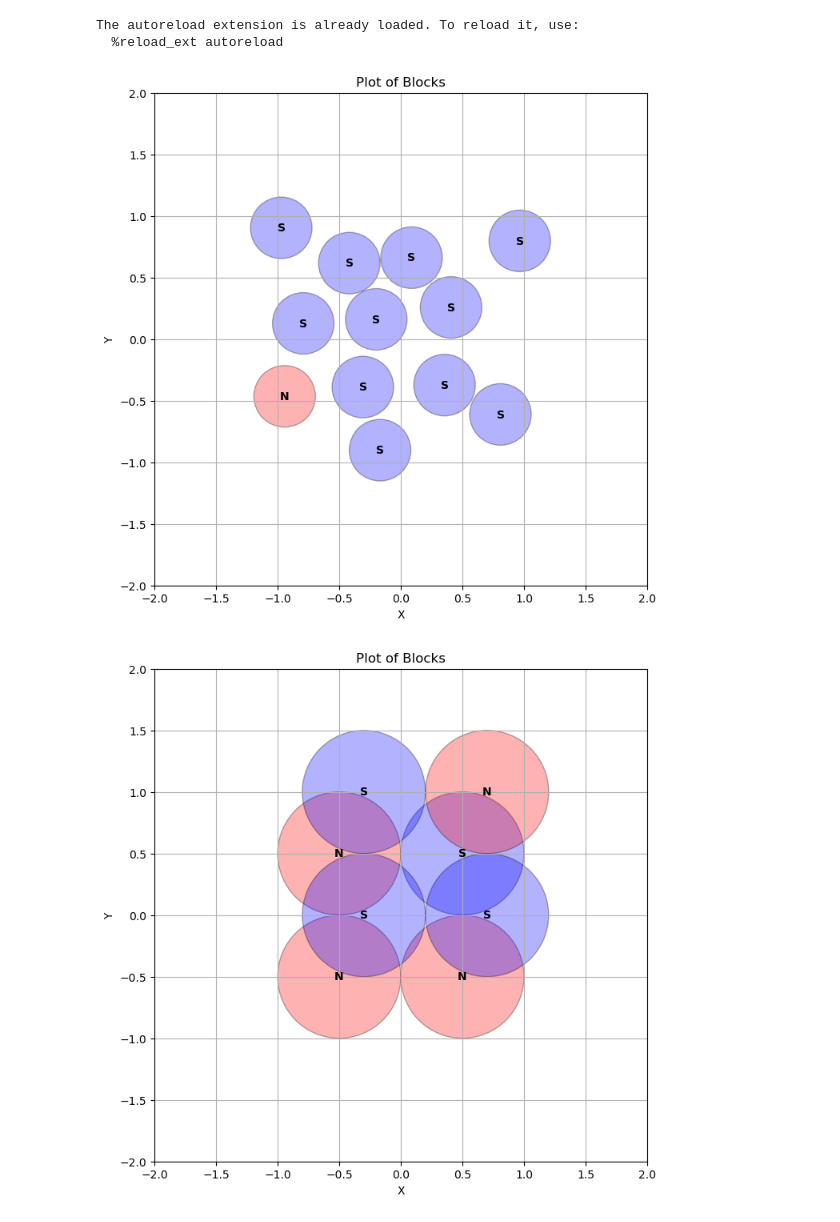
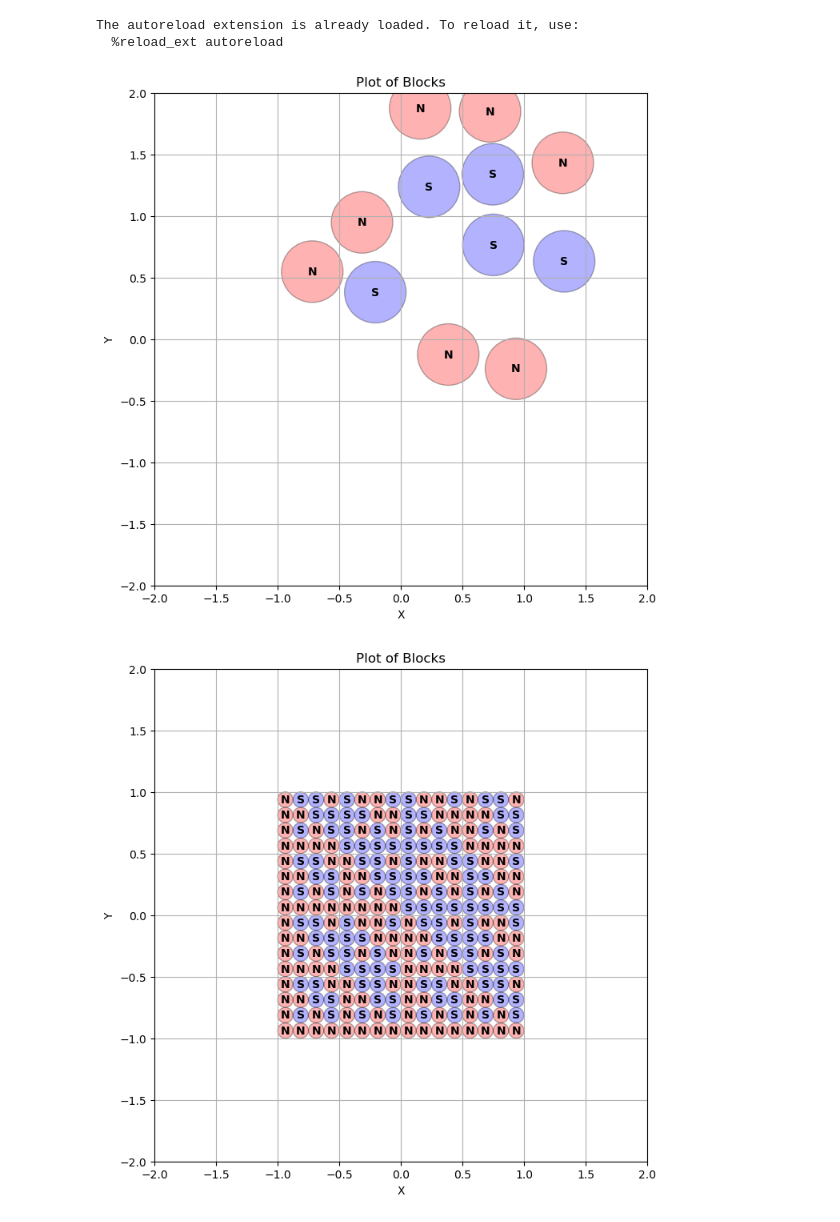
Before and after one commit to ProgrammableMatterLab/code-theory, a Jupyter notebook: test.ipynb, the cells around one changed output. Cells and saved outputs as stored; diff of their text form; code cells hidden in the pictures.

Commit message:
added translation plot

```diff
--- a/test.ipynb
+++ b/test.ipynb
@@ -10,15 +10,18 @@ The autoreload extension is already loaded. To reload it, use:
   %reload_ext autoreload
 # %%
 c = generators.gen_rand_block(12, lambda: 0.25)
+d = c.mate()
+# c.rotate(30)
+c.translate(torch.tensor([0, 1]))
+c.rotate(30)
 plot.plot_faces([c])
 # %% [output]
-[figure, old version]
+[figure, new version]
 # %%
-a = generators.gen_had_block(2)
+a = generators.gen_had_block(16)
 b = a.mate()
-b.translate(torch.tensor([0.2, 0.5]))
 A, F = block.calculate_attraction(a, b)
-plot.plot_faces([a, b])
+plot.plot_faces([a])
 # %% [output]
-[figure, old version]
+[figure, new version]
 # %%
```
Also changed, not shown: parts of 2 cells of this notebook, 4 other files.
